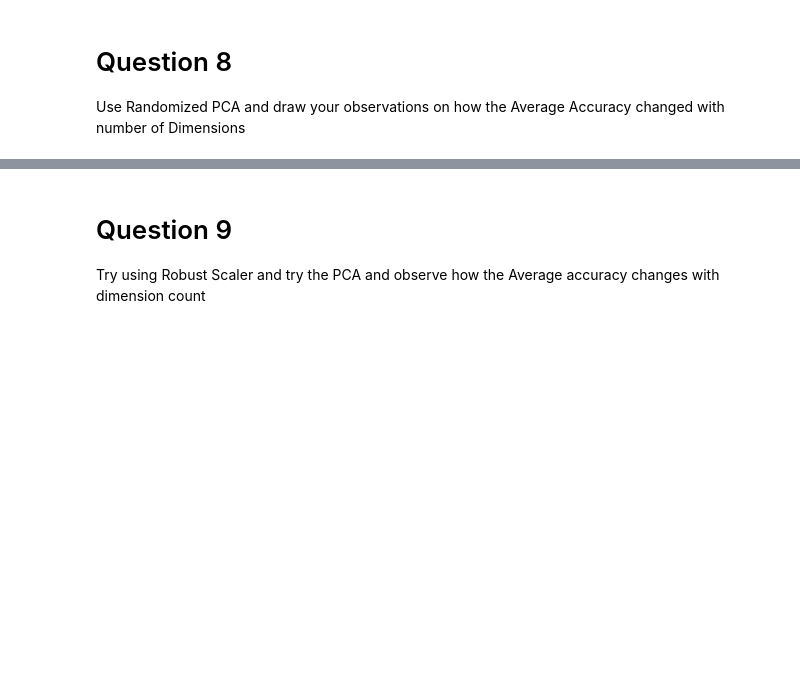
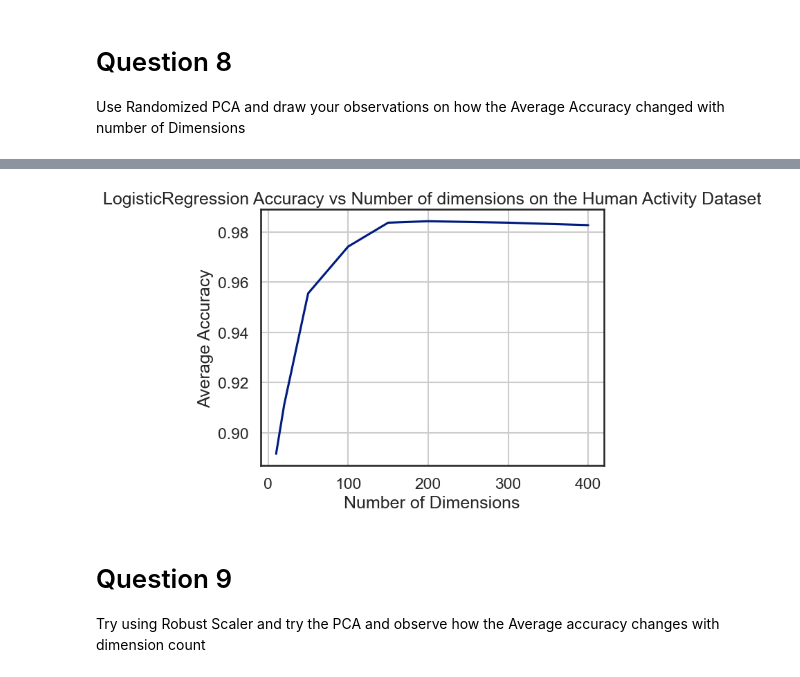
Before and after one commit to vmleroy/ic-cefet, a Jupyter notebook: 8-PCA/Dimensionality_Reduction_Exercises_ava.ipynb, the cells around one changed output, grey strips where cells are left out. Saved outputs shown, nothing was run; the diff lists cells and outputs as text; code cells hidden in the pictures; blank space fills up the shorter version.

```diff
--- a/8-PCA/Dimensionality_Reduction_Exercises_ava.ipynb
+++ b/8-PCA/Dimensionality_Reduction_Exercises_ava.ipynb
@@ -429,3 +527,15 @@ from sklearn.decomposition import RandomizedPCA
+# %%
+# Plot the average accuracy against the number of Dimensions
+sns.set_context('talk')
+
+ax = plt.axes()
+ax.plot(ns, score_list)
+ax.set(xlabel='Number of Dimensions',
+       ylabel='Average Accuracy',
+       title='LogisticRegression Accuracy vs Number of dimensions on the Human Activity Dataset')
+ax.grid(True)
+# %% [output]
+[figure, added]
 # %% [markdown]
 # Question 9
 Try using Robust Scaler and try the PCA and observe how the Average accuracy changes with dimension count
```
Also changed, not shown: parts of 20 cells of this notebook, 1 other file.
